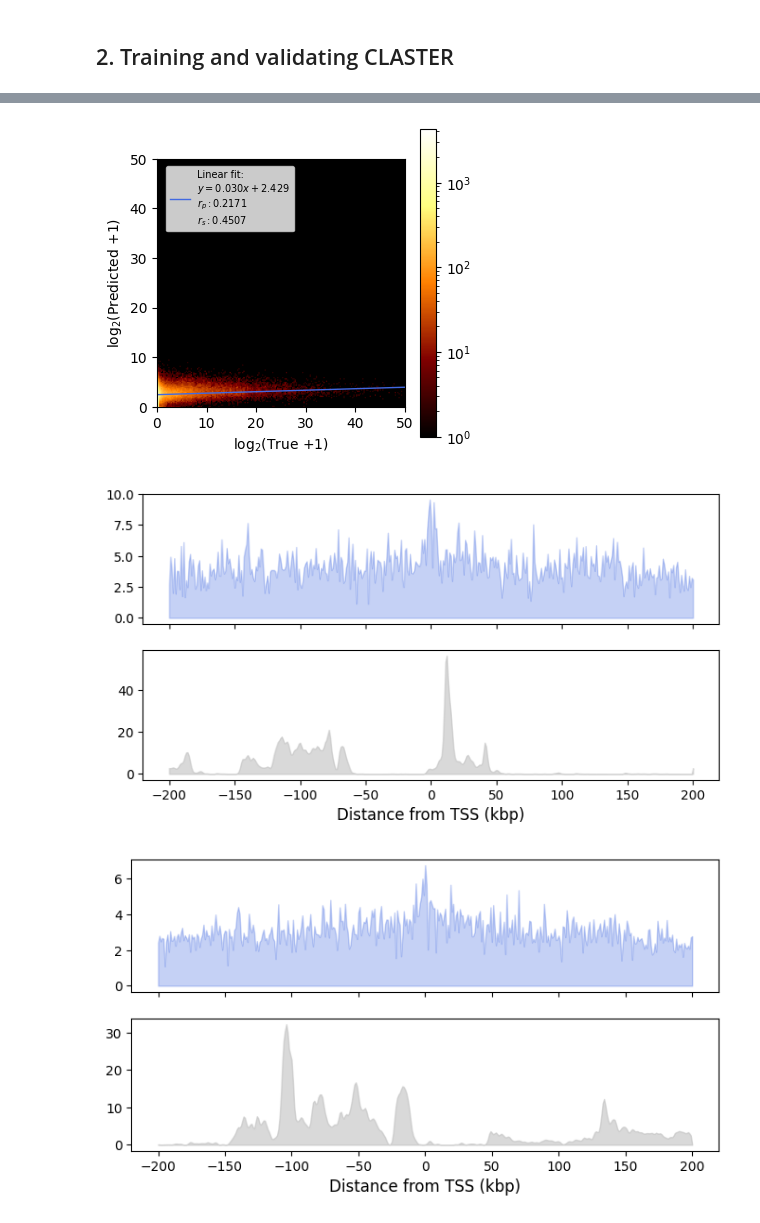
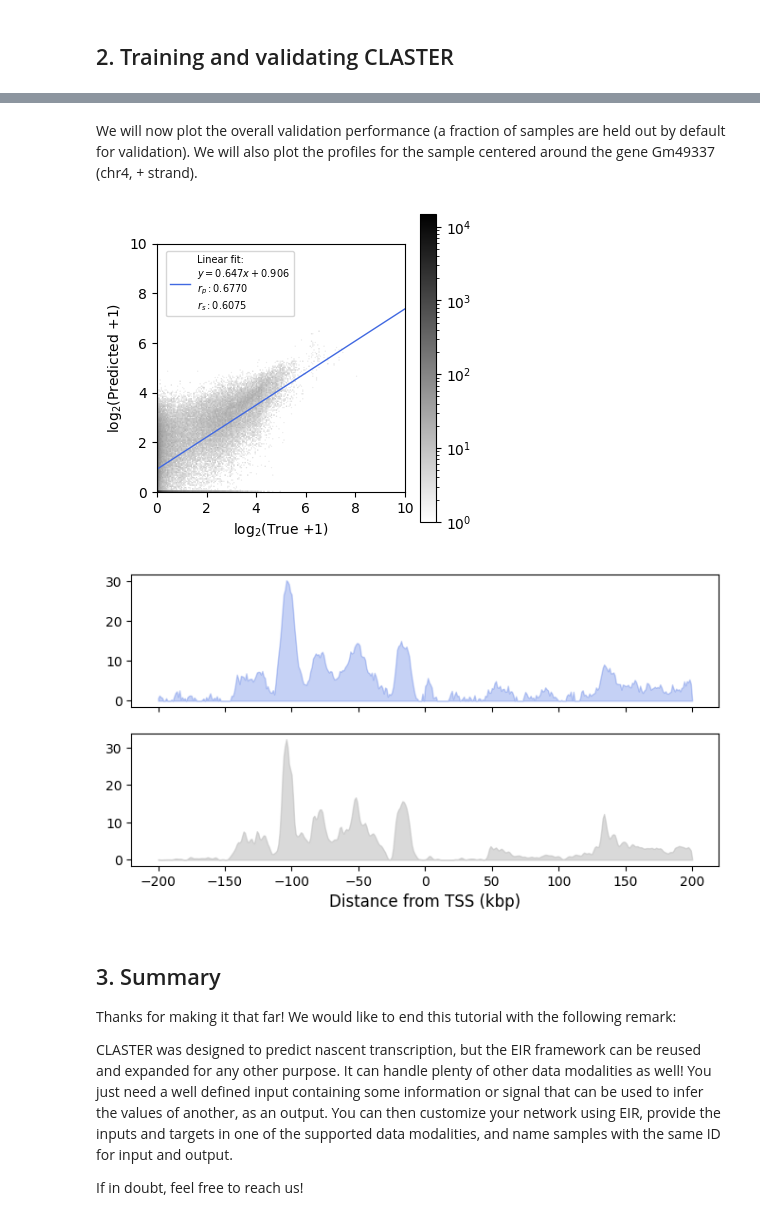
Before and after one commit to RasmussenLab/CLASTER, a Jupyter notebook: scripts/0_Tutorial.ipynb, the cells around one changed output, grey strips where cells are left out. Drawn from its saved outputs; the diff is of its cells as text; code cells hidden in the pictures.

Commit message:
Updated tutorial

```diff
--- a/scripts/0_Tutorial.ipynb
+++ b/scripts/0_Tutorial.ipynb
@@ -843,7 +877,14 @@ def _get_predictions(results_path: Path, N_BINS: int, condition_list: list, SPLI
 
 def plot_target_predictions(line_p, line_a):
     """
-    Plot the predicted profiles.
+    Plot the predicted and target EU-seq profiles.
+    Args:
+        line_p: 1D numpy array containing the predicted values for the 401 output nodes
+        line_a: "                           " ground truth "                         "
+
+    Returns:
+        fig: figure object to save or show.
+
     """
     fig, axs =plt.subplots(2, figsize=(8,4), sharex = True)
     axs[0].fill_between(np.arange(-200,201),line_p, lw=1, color='royalblue',alpha=.3, label="Predicted expression control")
@@ -853,11 +894,19 @@ def plot_target_predictions(line_p, line_a):
 
 def plot_correlations(pred_list_values: list, actual_list_values: list, title: str, cmap: colors.Colormap = "afmhot", binlims: tuple = (0,50)):
     """
-    This function plots predicted vs. actual values and provides the Spearman and Pearson correlations of the regressions.
-    The style of the plot changes depending on whether the predictions are at a bin level or a gene level.
+    This function plots predicted vs. actual values as a density map and provides the Spearman and Pearson correlations of the regressions.
+
+    Args:
+        pred_list_values: list of predicted values flattened for all samples.
+        actual_list_values: list of target values flattened for all samples.
+        title: title of the plot
+        cmap: colormap to visualize the density plot.
+        binlims: limits of the bins
+
+    Returns:
+        fig: figure object to store or show.
     """
     # Get the counts histogram to plot correlation with density colormap
-    #counts, xedges, yedges, _ = plt.hist2d(actual_list_values,pred_list_values, bins=[np.linspace(binlims[0],binlims[1],200),np.linspace(binlims[0],binlims[1],200)], density=False)
     counts, xedges, yedges = np.histogram2d(actual_list_values, pred_list_values, bins=[np.linspace(binlims[0],binlims[1],200),np.linspace(binlims[0],binlims[1],200)], density=False)
 
     # Plot regression of single predicted values vs. real
@@ -871,7 +920,7 @@ def plot_correlations(pred_list_values: list, actual_list_values: list, title: s
 
     # Create the figure
     fig, ax = plt.subplots(figsize=(4,4))
-    min_val, max_val, step = (0,50,.01)
+    min_val, max_val, step = (0,10,.01)
     eps= 1
     # Counts matrix is transposed: the origin convention for plt.imshow is (top, left), for plt.hist2D is (bottom,left)
     counts[counts < eps] =1
@@ -887,26 +936,36 @@ def plot_correlations(pred_list_values: list, actual_list_values: list, title: s
     fig.legend(bbox_to_anchor=(.48,.8), fancybox=True, shadow=False, fontsize=7)
 
     return fig
+# %% [markdown]
+We will now plot the overall validation performance (a fraction of samples are held out by default for validation).
+We will also plot the profiles for the sample centered around the gene Gm49337 (chr4, + strand).
 # %%
-results_path = Path("./gene_expression_microc_rotated_pure_conv_tutorial/results/")
+results_path = Path("../runs_tutorial/gene_expression_microc_rotated_pure_conv_tutorial/results/")
 N_BINS= 200
 condition_list = ["_ctrl"]
-SPLIT = 430
+SPLIT = 4300 #860
 
 ids, predicted, actual = _get_predictions(results_path, N_BINS, condition_list, SPLIT)
 
 
-fig = plot_correlations(predicted.values.flatten(), actual.values.flatten(), title= "Binwise Predicted vs True", cmap = "afmhot", binlims = (0,50))
+fig = plot_correlations(np.log2(predicted.values.flatten() + 1), np.log2(actual.values.flatten() +1 ), title= "Binwise Predicted vs True", cmap = "binary", binlims = (0,10))
 
-for name in ['ENSMUSG00000050234.7_forward', 'ENSMUSG00000111410.1_forward']:
+for name in ['ENSMUSG00000111410.1_forward']:
     sample_name = name.split('_')[0]
 
     line_p = predicted.loc[f"{sample_name}_forward"].values
     line_a = actual.loc[f"{sample_name}_forward"].values
 
     fig = plot_target_predictions(line_p, line_a)
     fig.show()
 # %% [output]
-[figure, old version]
+[figure, new version]
-[figure, old version]
+[figure, new version]
-[figure, removed]
+# %% [markdown]
+## 3. Summary
+
+Thanks for making it that far! We would like to end this tutorial with the following remark:
+
+CLASTER was designed to predict nascent transcription, but the EIR framework can be reused and expanded for any other purpose. It can handle plenty of other data modalities as well! You just need a well defined input containing some information or signal that can be used to infer the values of another, as an output. You can then customize your network using EIR, provide the inputs and targets in one of the supported data modalities, and name samples with the same ID for input and output.
+
+If in doubt, feel free to reach us!
```
Also changed, not shown: parts of 19 cells of this notebook, 1 other file.
